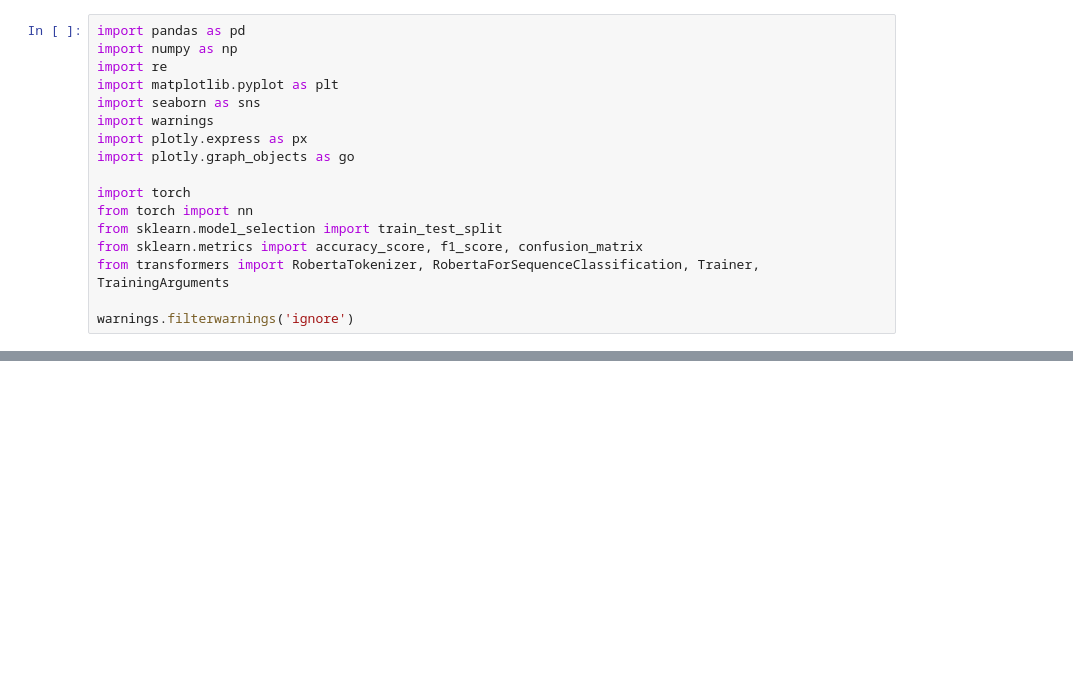
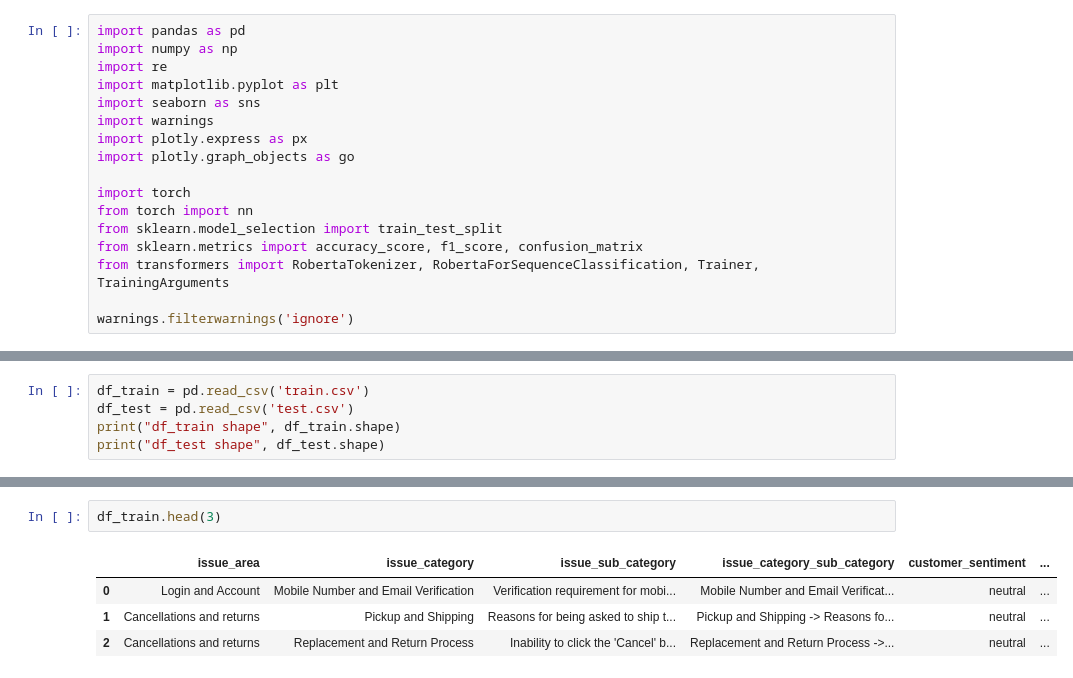
Before and after one commit to aleynakirmizi/-Classify-Customer-Service-Conversations-Roberta, a Jupyter notebook: Roberta_text_classification.ipynb, the cells around one changed output, grey strips where cells are left out. Drawn from its saved outputs; the diff is of its cells as text; blank space fills up the shorter version.

```diff
--- a/Roberta_text_classification.ipynb
+++ b/Roberta_text_classification.ipynb
@@ -76,0 +81,5 @@ warnings.filterwarnings('ignore')
+# %%
+df_train = pd.read_csv('train.csv')
+df_test = pd.read_csv('test.csv')
+print("df_train shape", df_train.shape)
+print("df_test shape", df_test.shape)
@@ -76,0 +121,7 @@ warnings.filterwarnings('ignore')
+# %%
+df_train.head(3)
+# %% [output]
+|  | issue_area | issue_category | issue_sub_category | issue_category_sub_category | customer_sentiment | ... |
+| 0 | Login and Account | Mobile Number and Email Verification | Verification requirement for mobi... | Mobile Number and Email Verificat... | neutral | ... |
+| 1 | Cancellations and returns | Pickup and Shipping | Reasons for being asked to ship t... | Pickup and Shipping -> Reasons fo... | neutral | ... |
+| 2 | Cancellations and returns | Replacement and Return Process | Inability to click the 'Cancel' b... | Replacement and Return Process ->... | neutral | ... |
```
Also changed, not shown: parts of 8 cells of this notebook.
